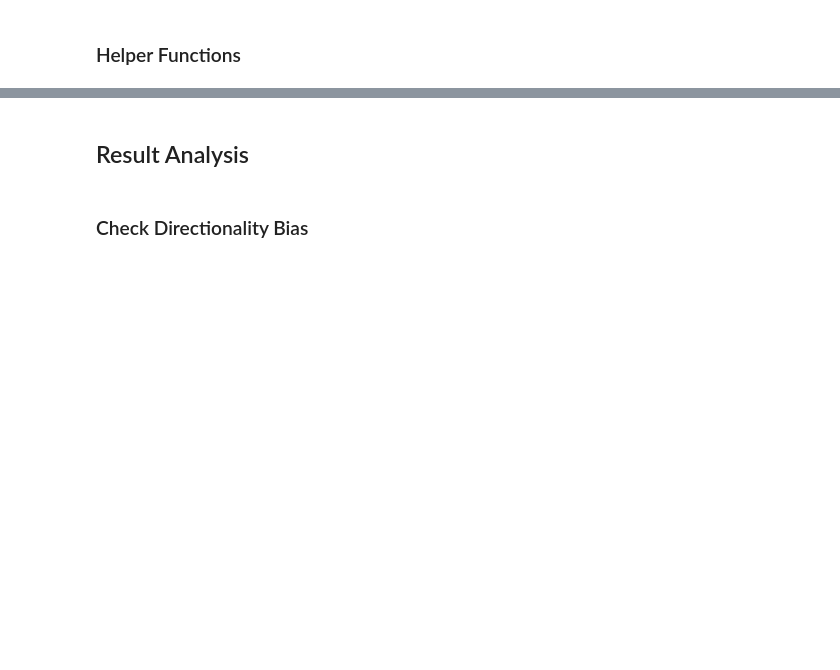
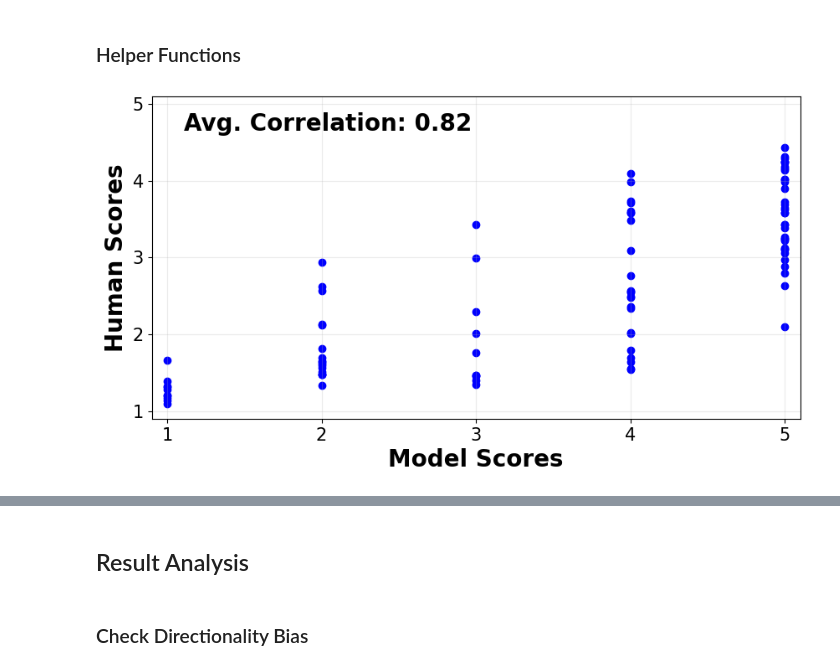
Before and after one commit to lwachowiak/LLMs-for-Social-Robotics, a Jupyter notebook: code/Experiment_1/result_analysis_exp1.ipynb, the cells around one changed output, grey strips where cells are left out. Drawn from its saved outputs; the diff is of its cells as text; code cells hidden in the pictures; blank space fills up the shorter version.

```diff
--- a/code/Experiment_1/result_analysis_exp1.ipynb
+++ b/code/Experiment_1/result_analysis_exp1.ipynb
@@ -124,0 +127,14 @@ models_scores_gpt4_cot_sys = load_from_csv("gpt-4-0613_2024-01-20_CoT_System")
+# %%
+new_order = []
+for label in model_scores_gpt4v["Video Title"]:
+    new_order.append(scenario_labels.index(label))
+new_order
+print(new_order)
+# resort list in model_scores_gpt4v based on new_order (e.g. if element in new_order is 0 it becomes the 0th)
+for key in model_scores_gpt4v:
+    temp = model_scores_gpt4v[key].copy()
+    for i in range(16):
+        ind = new_order.index(i)
+        model_scores_gpt4v[key][i] = temp[ind]
+# remove "Video Title"
+model_scores_gpt4v.pop("Video Title")
@@ -179,6 +213,34 @@ def compute_correlations(model_scores, user_scores, save_name="", plot = False):
             fig.savefig(f"plots/{save_name}.png")
 
     return correlations, p_values, corr_labels
+
+def scatter_plot(model_scores, user_scores, title, corr, color, save_name=""):
+    # make scatter plot but add all scenarios in one plot
+    fig, ax = plt.subplots()
+    #set size
+    fig.set_size_inches(10, 5)
+    #fig.suptitle(title)
+    # set grid and make it semi-transparent
+    ax.grid(alpha=0.25)
+    # make axis range from 1 to 5
+    ax.set_xlim(0.9, 5.1)
+    ax.set_ylim(0.9, 5.1)
+    # set xticks and y ticks to 1 to 5
+    ax.set_xticks(np.arange(1, 6, 1))
+    ax.set_yticks(np.arange(1, 6, 1))
+    # increase font size
+    plt.xticks(fontsize=15)
+    plt.yticks(fontsize=15)
+    for i, key in enumerate(model_scores.keys()):
+        ax.scatter(model_scores[key], user_scores[key], color = color)
+    plt.xlabel("Model Scores", fontsize=20, fontweight='bold')
+    plt.ylabel("Human Scores", fontsize=20, fontweight='bold')
+    #plt.title("")
+    plt.text(0.05, 0.95, f"Avg. Correlation: "+corr, transform=ax.transAxes, fontsize=20, verticalalignment='top', fontweight='bold')
+    plt.show()
+    # save as pdf
+    if save_name != "":
+        fig.savefig(f"plots/{save_name}.pdf", bbox_inches='tight')
 
 # per situation, compare the users and the models highest rated action
 def get_best_action(model_scores, user_scores):
@@ -243,3 +305,7 @@ def plot_avg_score(model_scores, user_scores, key):
     # add grid
     ax.grid(alpha=0.25)
     plt.show()
+# %%
+scatter_plot(model_scores_gpt4, HUMAN_AVG_RATINGS, title="Experiment 1 — GPT-4", corr="0.82", save_name="gpt4_scatterplot_exp1", color = "blue")
+# %% [output]
+[figure, added]
```
Also changed, not shown: parts of 10 cells of this notebook, 22 other files.
